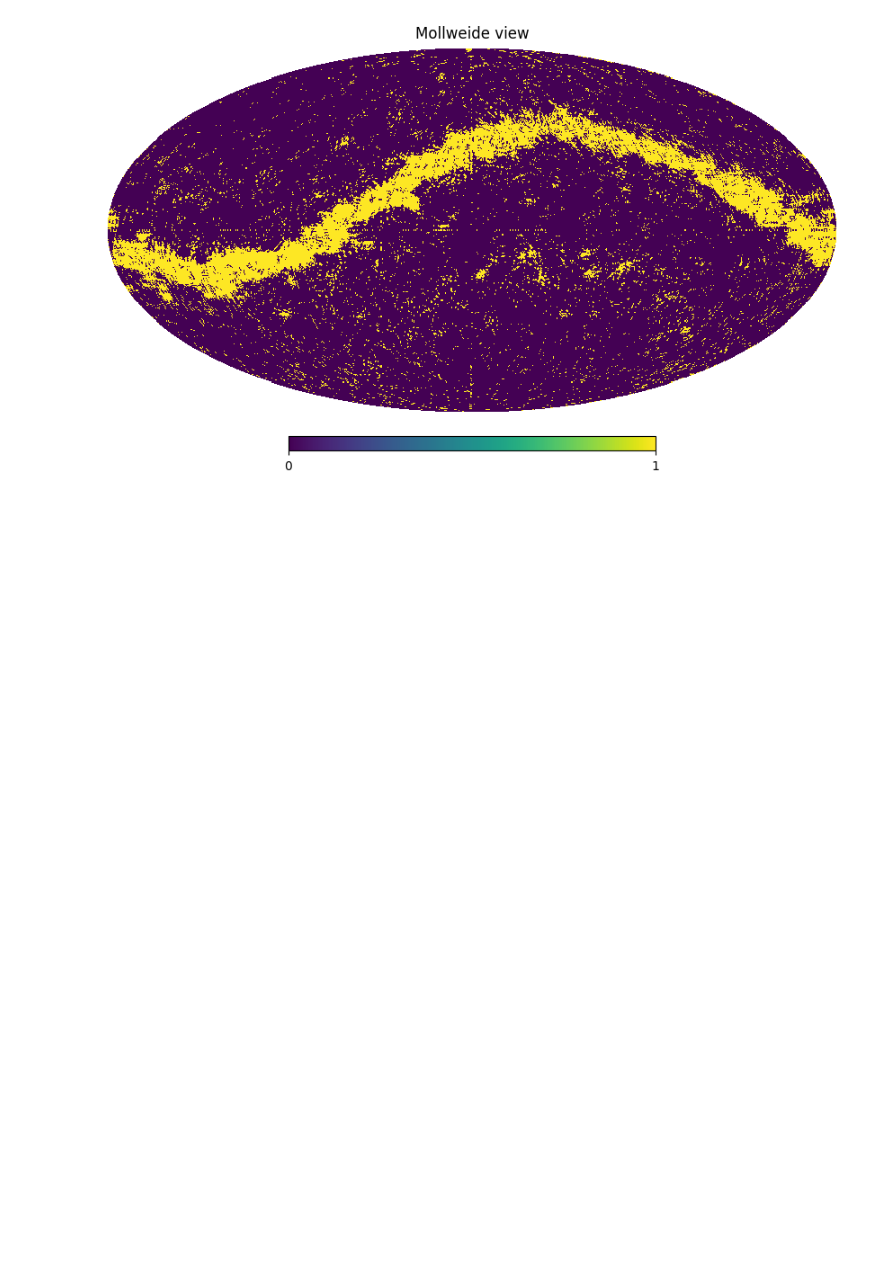
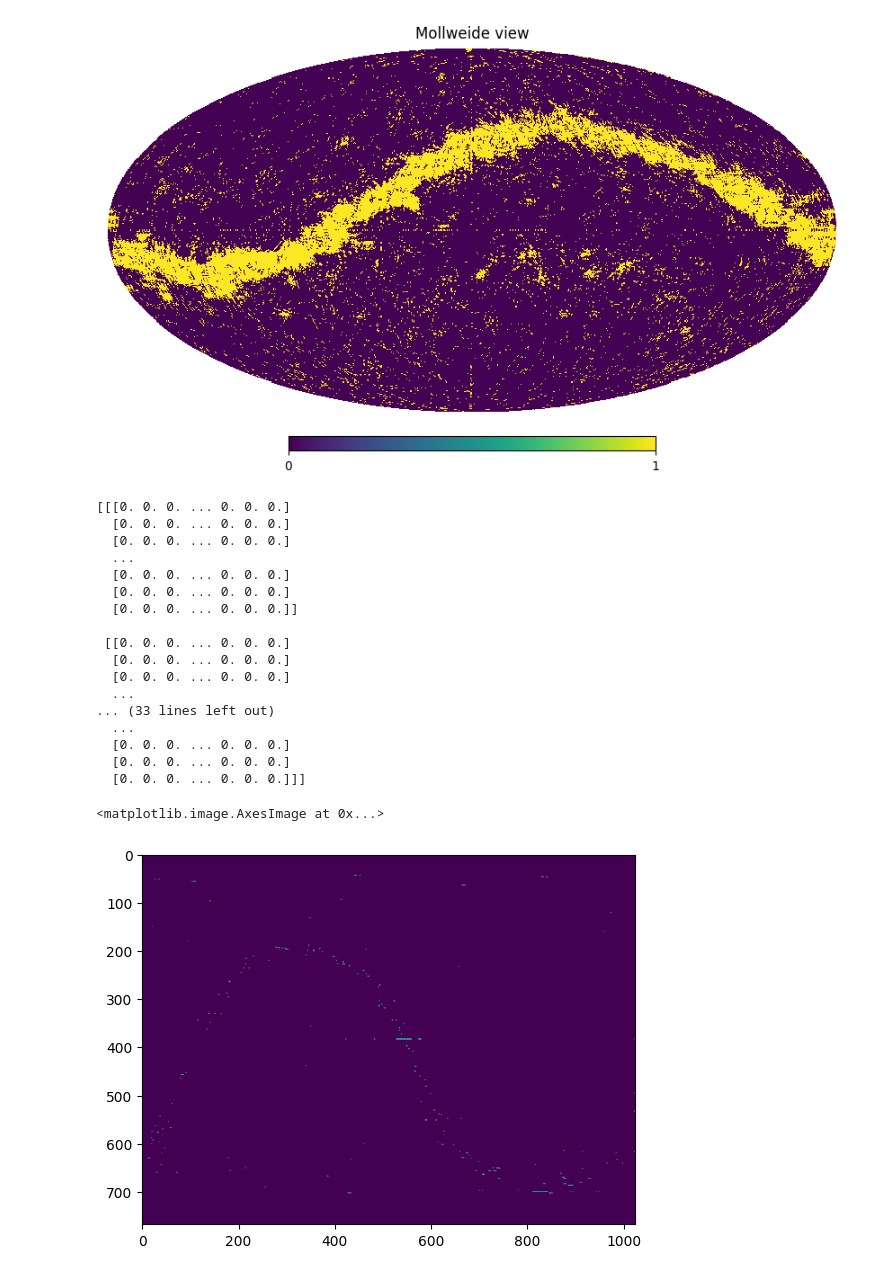
Before and after one commit to zoglauer/nn-response-approximation, a Jupyter notebook: src/notebooks/denoising.ipynb, the cells around one changed output. Saved outputs shown, nothing was run; the diff lists cells and outputs as text; code cells hidden in the pictures; blank space fills up the shorter version.

```diff
--- a/src/notebooks/denoising.ipynb
+++ b/src/notebooks/denoising.ipynb
@@ -141,3 +141,31 @@ for i in range(len(reconstructed_CV)):
 hp.mollview(reconstructed_CV)
 # %% [output]
 [figure]
+# %%
+
+with open(f"/Users/akotamraju/Documents/dev/URAP/main-responseapprox/denoised_data/128-cartesian-1024-768/FlatContinuumIsotropic.inc965.id1.tra.gz.pkl", "rb") as handle:
+    vals = pickle.load(handle)
+
+print(vals['x'])
+
+plt.imshow(vals['x'][15].astype(float))
+# %% [output]
+[[[0. 0. 0. ... 0. 0. 0.]
+  [0. 0. 0. ... 0. 0. 0.]
+  [0. 0. 0. ... 0. 0. 0.]
+  ...
+  [0. 0. 0. ... 0. 0. 0.]
+  [0. 0. 0. ... 0. 0. 0.]
+  [0. 0. 0. ... 0. 0. 0.]]
+
+ [[0. 0. 0. ... 0. 0. 0.]
+  [0. 0. 0. ... 0. 0. 0.]
+  [0. 0. 0. ... 0. 0. 0.]
+  ...
+... (33 lines left out)
+  ...
+  [0. 0. 0. ... 0. 0. 0.]
+  [0. 0. 0. ... 0. 0. 0.]
+  [0. 0. 0. ... 0. 0. 0.]]]
+<matplotlib.image.AxesImage at 0x...>
+[figure, added]
```
Also changed, not shown: parts of 2 cells of this notebook, 4 other files.
